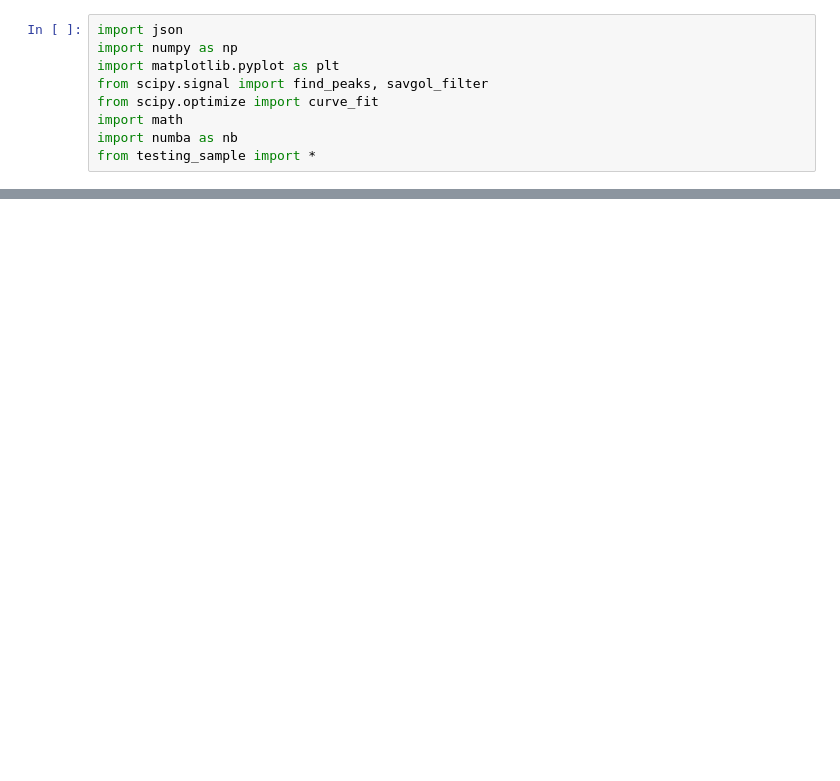
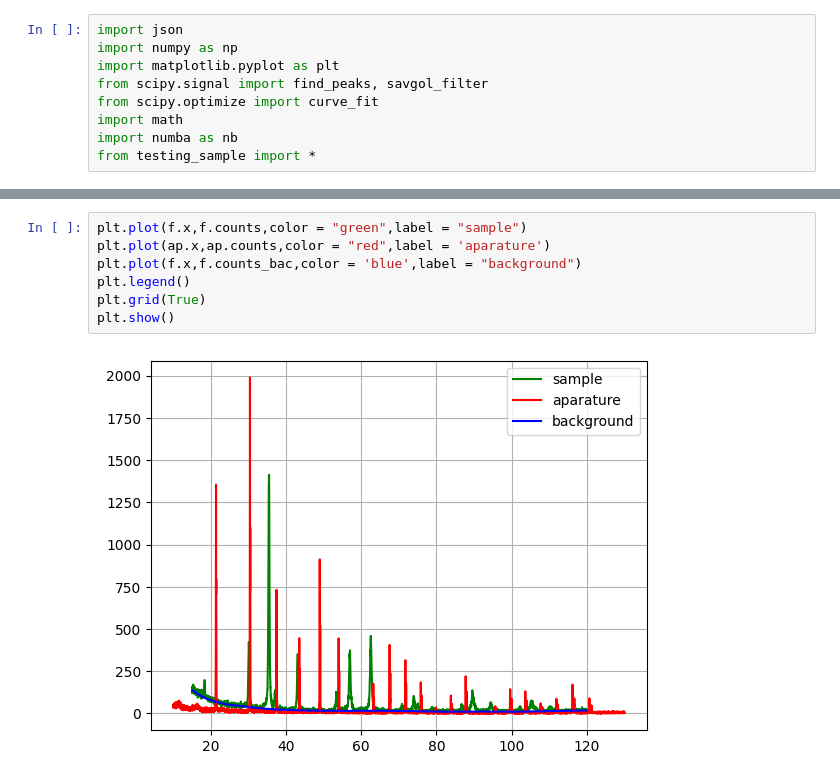
Before and after one commit to natkurdz/XRD-AI, a Jupyter notebook: testing_sample.ipynb, the cells around one changed output, grey strips where cells are left out. Cells and saved outputs as stored; diff of their text form; blank space fills up the shorter version.

```diff
--- a/testing_sample.ipynb
+++ b/testing_sample.ipynb
@@ -103,0 +34,9 @@ plot_with_theta_sample(f.without_aparature_counts,f.name,f.two_theta,f.x)
+# %%
+plt.plot(f.x,f.counts,color = "green",label = "sample")
+plt.plot(ap.x,ap.counts,color = "red",label = 'aparature')
+plt.plot(f.x,f.counts_bac,color = 'blue',label = "background")
+plt.legend()
+plt.grid(True)
+plt.show()
+# %% [output]
+[figure, added]
```
Also changed, not shown: parts of 25 cells of this notebook, 9 other files.
